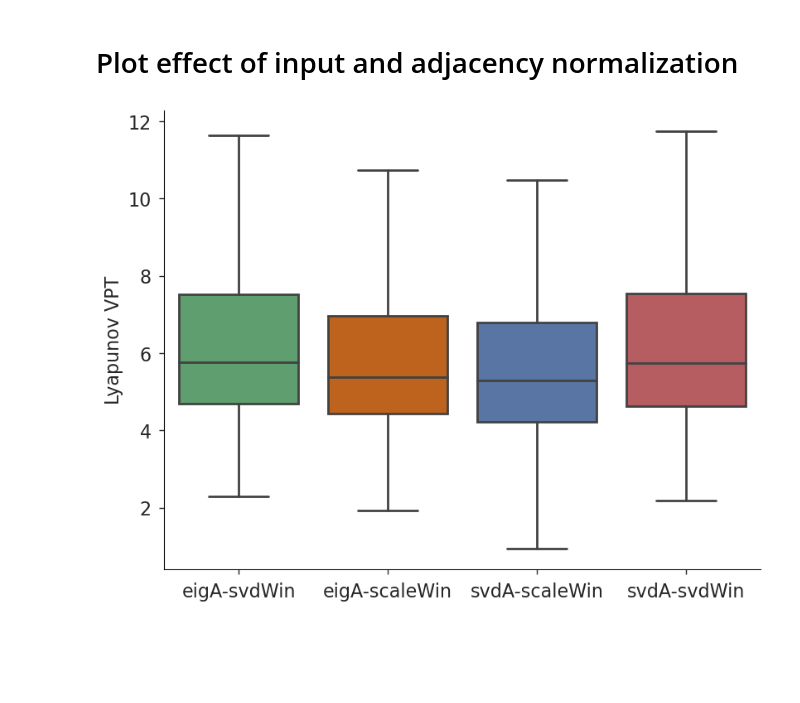
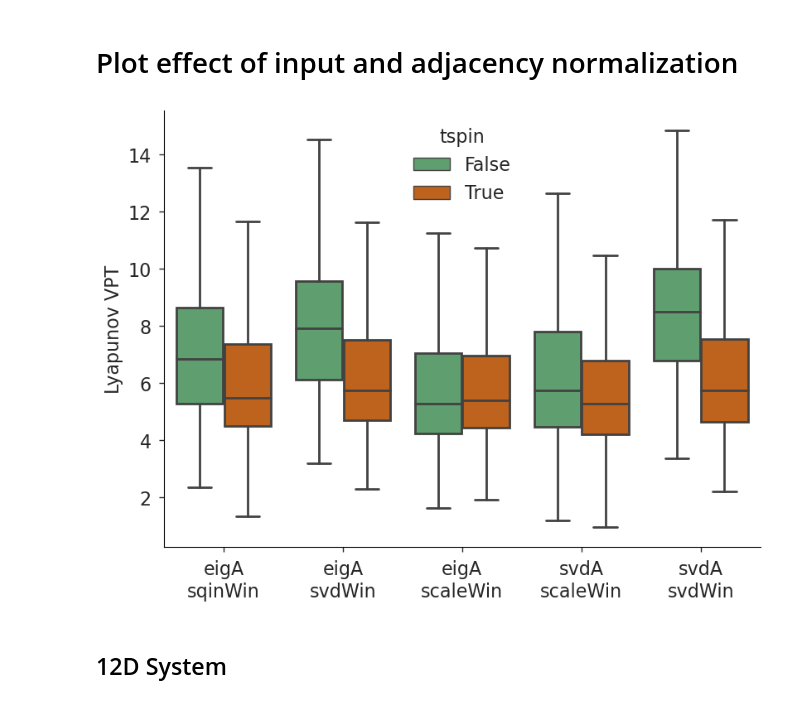
Before and after one commit to timothyas/rc-gfd, a Jupyter notebook: notebooks/plot_l96_matrix_normalization.ipynb, the cells around one changed output. Drawn from its saved outputs; the diff is of its cells as text; code cells hidden in the pictures; blank space fills up the shorter version.

```diff
--- a/notebooks/plot_l96_matrix_normalization.ipynb
+++ b/notebooks/plot_l96_matrix_normalization.ipynb
@@ -14,11 +14,17 @@ def open_dataset(dirname, random_state):
 
     experiment = os.path.basename(dirname)
     experiment = experiment.replace("output-","")
+
+    tspin = "notspin" not in experiment
+    experiment = experiment.replace("notspin-","")
+
+    experiment = experiment.replace("-","\n")
     xds = xr.open_dataset(f"{dirname}/random-state-{rs:02d}/results.nc", chunks="auto")
 
     xds = xds.expand_dims({
         "experiment"   : [experiment],
         "random_state" : [rs],
+        "tspin"        : [tspin]
     })
 
     with xr.set_options(keep_attrs=True):
@@ -35,13 +41,23 @@ def open_dataset(dirname, random_state):
 # %%
 dslist = []
 main_dir = "/contrib/Tim.Smith/qgrc-teachers/simple/test-input-and-adjacency-clean/"
-dirlist = [main_dir+d for d in os.listdir(main_dir) if "output" in d]
+dirlist = [main_dir+d for d in os.listdir(main_dir) if "output" in d and "notspin" not in d]
+dirlist2 = [main_dir+d for d in os.listdir(main_dir) if "output" in d and "notspin" in d]
 for dirname in dirlist:
     dslist2 = []
     for rs in range(10):
         dslist2.append(open_dataset(dirname, rs))
     dslist.append(xr.concat(dslist2,dim="random_state"))
-ds = xr.concat(dslist, dim="experiment")
+
+ds1 = xr.concat(dslist, dim="experiment")
+dslist = []
+for dirname in dirlist2:
+    dslist2 = []
+    for rs in range(10):
+        dslist2.append(open_dataset(dirname, rs))
+    dslist.append(xr.concat(dslist2,dim="random_state"))
+ds2 = xr.concat(dslist, dim="experiment")
+ds = xr.concat([ds1,ds2], dim='tspin')
 # %%
 def boxplot(xds, ax=None, **kwargs):
 
@@ -63,9 +79,12 @@ def boxplot(xds, ax=None, **kwargs):
 # %%
 boxplot(
     ds,
     x="experiment",
     y="vpt",
+    hue="tspin",
     showfliers=False,
 );
 # %% [output]
-[figure, old version]
+[figure, new version]
+# %% [markdown]
+## 12D System
```
Also changed, not shown: parts of 3 cells of this notebook.
